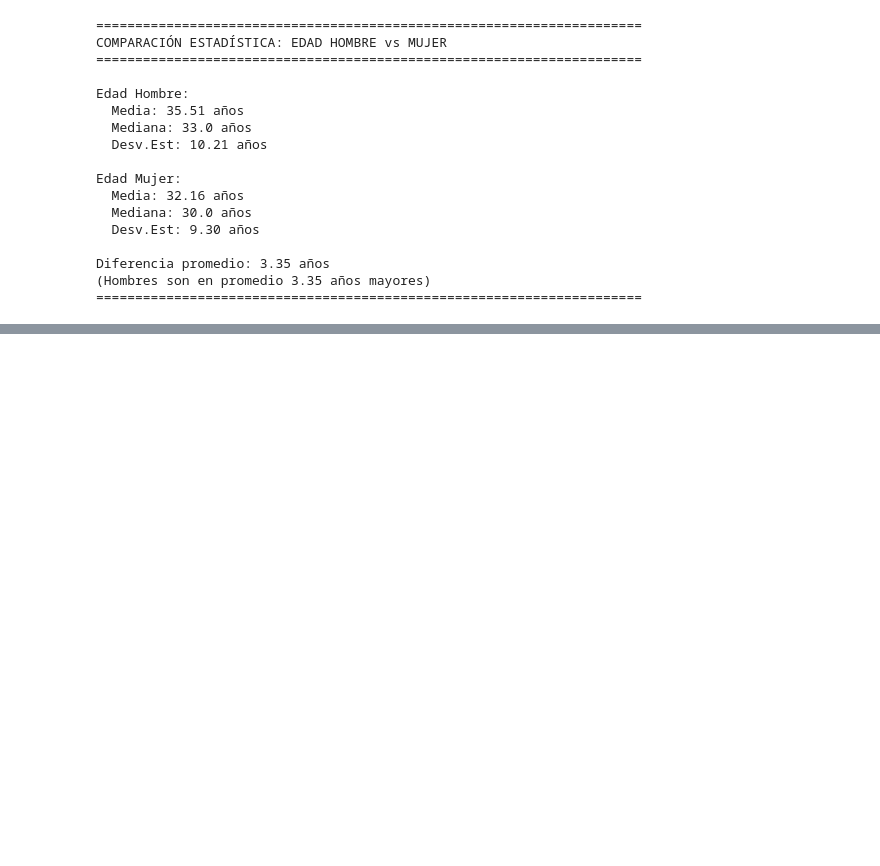
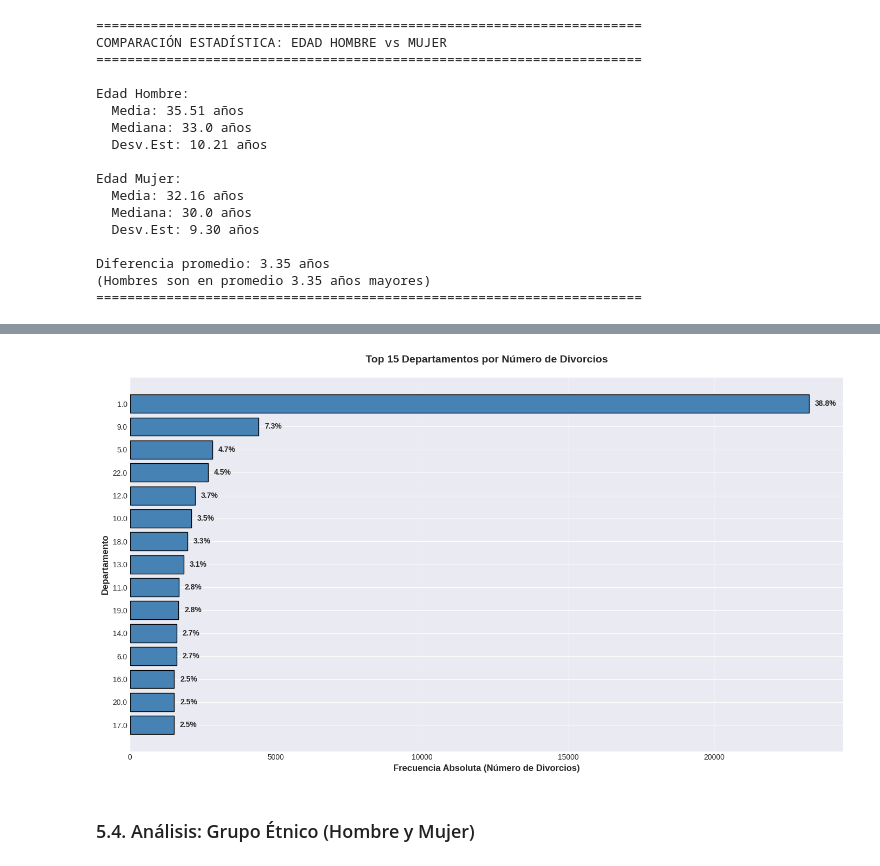
Before and after one commit to Tunchxz/CC3074-Proyecto-1, a Jupyter notebook: proyecto-1.ipynb, the cells around one changed output, grey strips where cells are left out. Cells and saved outputs as stored; diff of their text form; code cells hidden in the pictures; blank space fills up the shorter version.

```diff
--- a/proyecto-1.ipynb
+++ b/proyecto-1.ipynb
@@ -1876,0 +2042,29 @@ Diferencia promedio: 3.35 años
+# %%
+# Gráfico de barras: Departamento de Ocurrencia (Top 15)
+fig, ax = plt.subplots(figsize=(14, 8))
+
+top15 = resultado_depto['tabla_frecuencias'].head(15)
+bars = ax.barh(range(len(top15)), top15['Frecuencia Absoluta'], color='steelblue', edgecolor='black')
+
+# Agregar etiquetas con porcentajes
+for i, (idx, row) in enumerate(top15.iterrows()):
+    ax.text(row['Frecuencia Absoluta'] + 200, i,
+            f"{row['Frecuencia Relativa (%)']:.1f}%",
+            va='center', fontsize=10, fontweight='bold')
+
+ax.set_yticks(range(len(top15)))
+ax.set_yticklabels(top15.index)
+ax.set_xlabel('Frecuencia Absoluta (Número de Divorcios)', fontweight='bold', fontsize=12)
+ax.set_ylabel('Departamento', fontweight='bold', fontsize=12)
+ax.set_title('Top 15 Departamentos por Número de Divorcios', fontweight='bold', fontsize=14, pad=20)
+ax.grid(True, alpha=0.3, axis='x')
+
+# Invertir el eje Y para que el más alto quede arriba
+ax.invert_yaxis()
+
+plt.tight_layout()
+plt.show()
+# %% [output]
+[figure, added]
+# %% [markdown]
+### 5.4. Análisis: Grupo Étnico (Hombre y Mujer)
```
Also changed, not shown: parts of 19 cells of this notebook.
